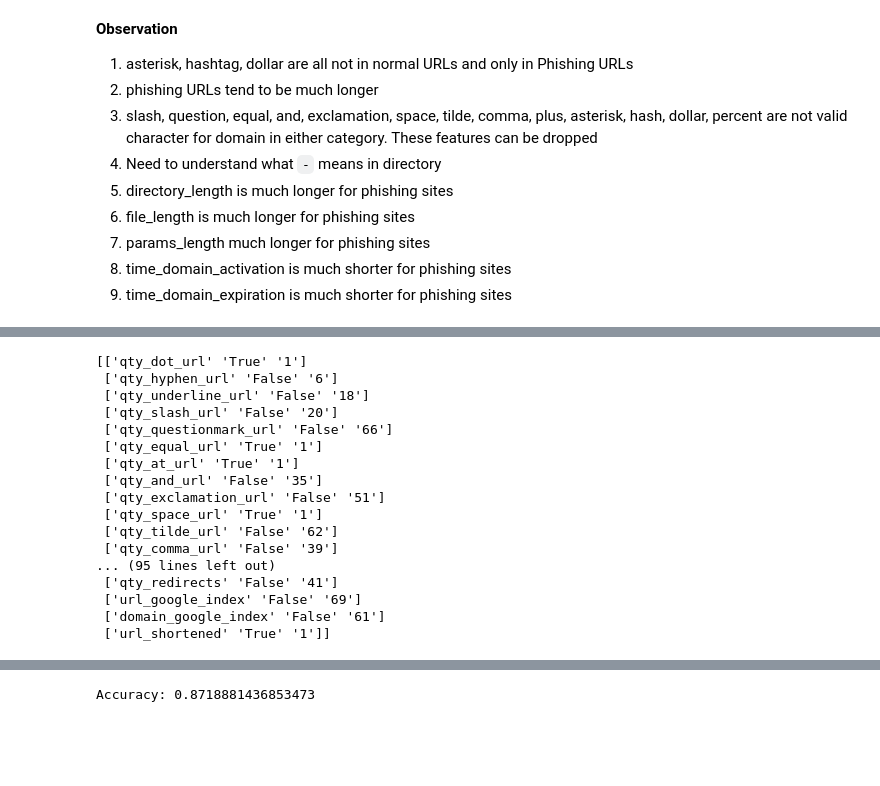
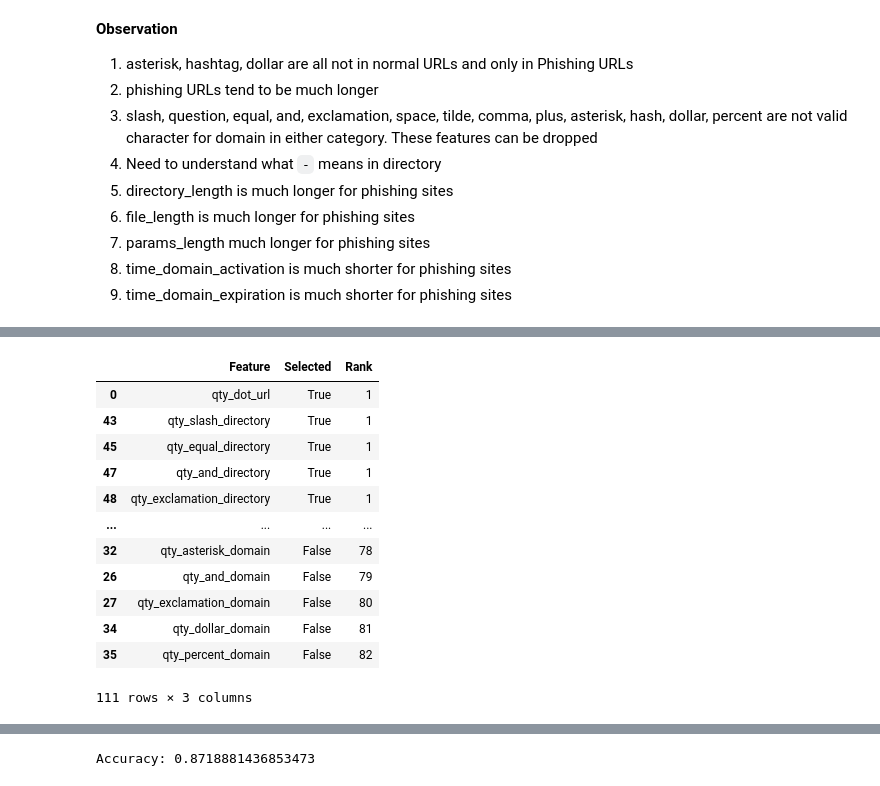
Before and after one commit to arvyz/phishing, a Jupyter notebook: phishing_research_std.ipynb, the cells around one changed output, grey strips where cells are left out. Saved outputs shown, nothing was run; the diff lists cells and outputs as text; code cells hidden in the pictures; blank space fills up the shorter version.

```diff
--- a/phishing_research_std.ipynb
+++ b/phishing_research_std.ipynb
@@ -170,0 +184,14 @@ std_x = StandardScaler().fit_transform(data_x)
+# %%
+### Let's create the Training Set before we do any standardization or normalization.
+### Let's do a 70/30 split on test v. train
+X_train,X_test,y_train,y_test = train_test_split(data_x,y, test_size = 0.3, shuffle=True, random_state=24)
+
+### Standardize the training set for RFE
+scaler = StandardScaler()
+X_train = scaler.fit_transform(X_train)
+X_test = scaler.transform(X_test)
+
+print("X_train Shape:", X_train.shape)
+print("y_train  Shape:", y_train.shape)
+print("X_test Shape:", X_test.shape)
+print("y_test Shape:", y_test.shape)
@@ -181,25 +233,25 @@ Selected_Features_rank = list(rfe.ranking_)
-# %%
-Features = data_x.columns.tolist()
-Selected_Features = np.column_stack((Features,Selected_Features_Support,Selected_Features_rank))
-print(Selected_Features)
-# %% [output]
-[['qty_dot_url' 'True' '1']
- ['qty_hyphen_url' 'False' '6']
- ['qty_underline_url' 'False' '18']
- ['qty_slash_url' 'False' '20']
- ['qty_questionmark_url' 'False' '66']
- ['qty_equal_url' 'True' '1']
- ['qty_at_url' 'True' '1']
- ['qty_and_url' 'False' '35']
- ['qty_exclamation_url' 'False' '51']
- ['qty_space_url' 'True' '1']
- ['qty_tilde_url' 'False' '62']
- ['qty_comma_url' 'False' '39']
-... (95 lines left out)
- ['qty_redirects' 'False' '41']
- ['url_google_index' 'False' '69']
- ['domain_google_index' 'False' '61']
- ['url_shortened' 'True' '1']]
+# %%
+### Let's see what's been selected as features in sorted rank order
+Features = data_x.columns.tolist()
+Selected_Features = np.column_stack((Features,Selected_Features_Support,Selected_Features_rank))
+Selected_Features_df = pd.DataFrame(Selected_Features,columns=['Feature','Selected','Rank'])
+Selected_Features_df['Rank'] = Selected_Features_df['Rank'].astype(int)
+Selected_Features_df = Selected_Features_df.sort_values('Rank')
+display(Selected_Features_df)
+# %% [output]
+|  | Feature | Selected | Rank |
+| 0 | qty_dot_url | True | 1 |
+| 43 | qty_slash_directory | True | 1 |
+| 45 | qty_equal_directory | True | 1 |
+| 47 | qty_and_directory | True | 1 |
+| 48 | qty_exclamation_directory | True | 1 |
+| ... | ... | ... | ... |
+| 32 | qty_asterisk_domain | False | 78 |
+| 26 | qty_and_domain | False | 79 |
+| 27 | qty_exclamation_domain | False | 80 |
+| 34 | qty_dollar_domain | False | 81 |
+| 35 | qty_percent_domain | False | 82 |
+111 rows × 3 columns
 # %%
 selected_idx = Selected_Features[:, 1] == 'True'
 final_selection = Selected_Features[selected_idx,0]
```
Also changed, not shown: parts of 64 cells of this notebook, 4 other files.
